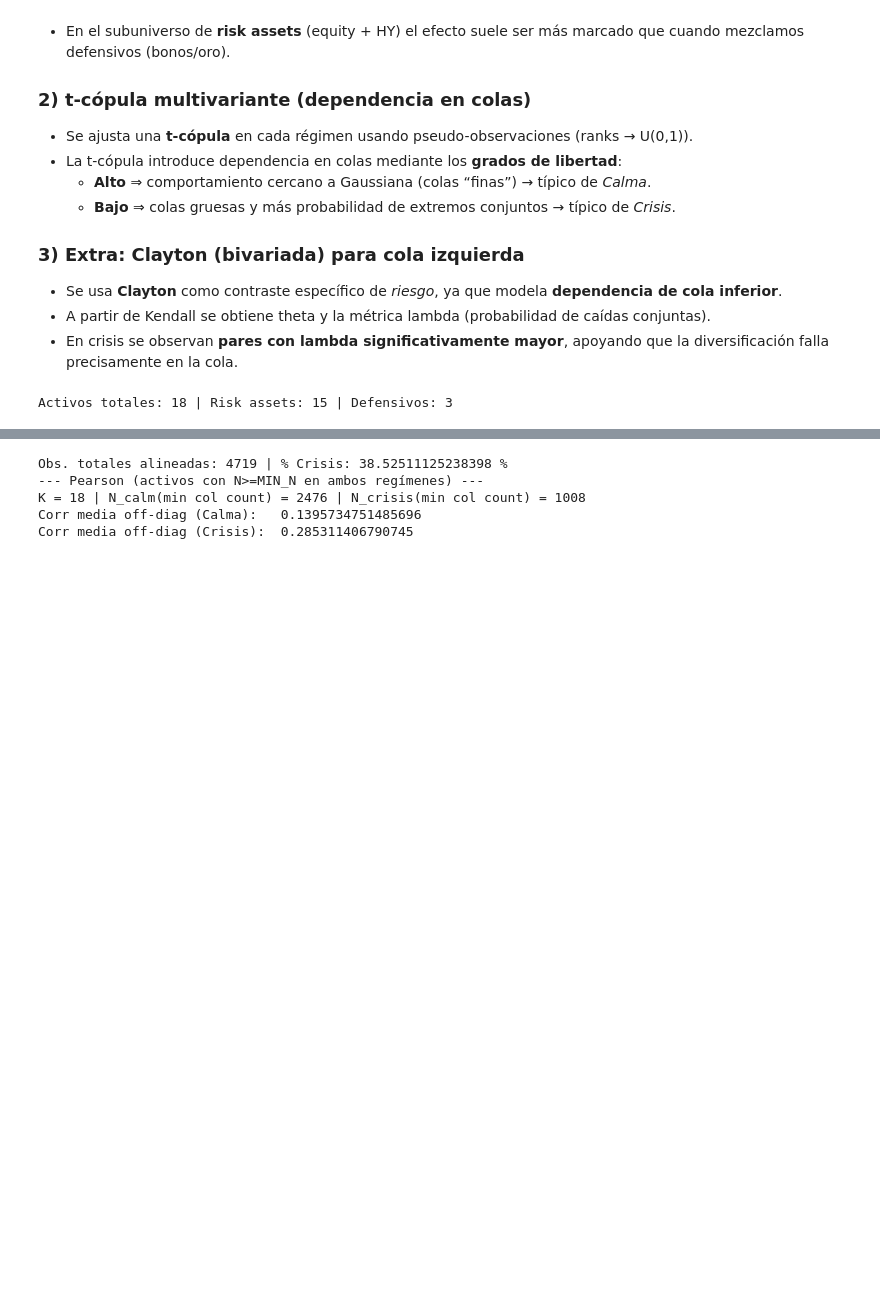
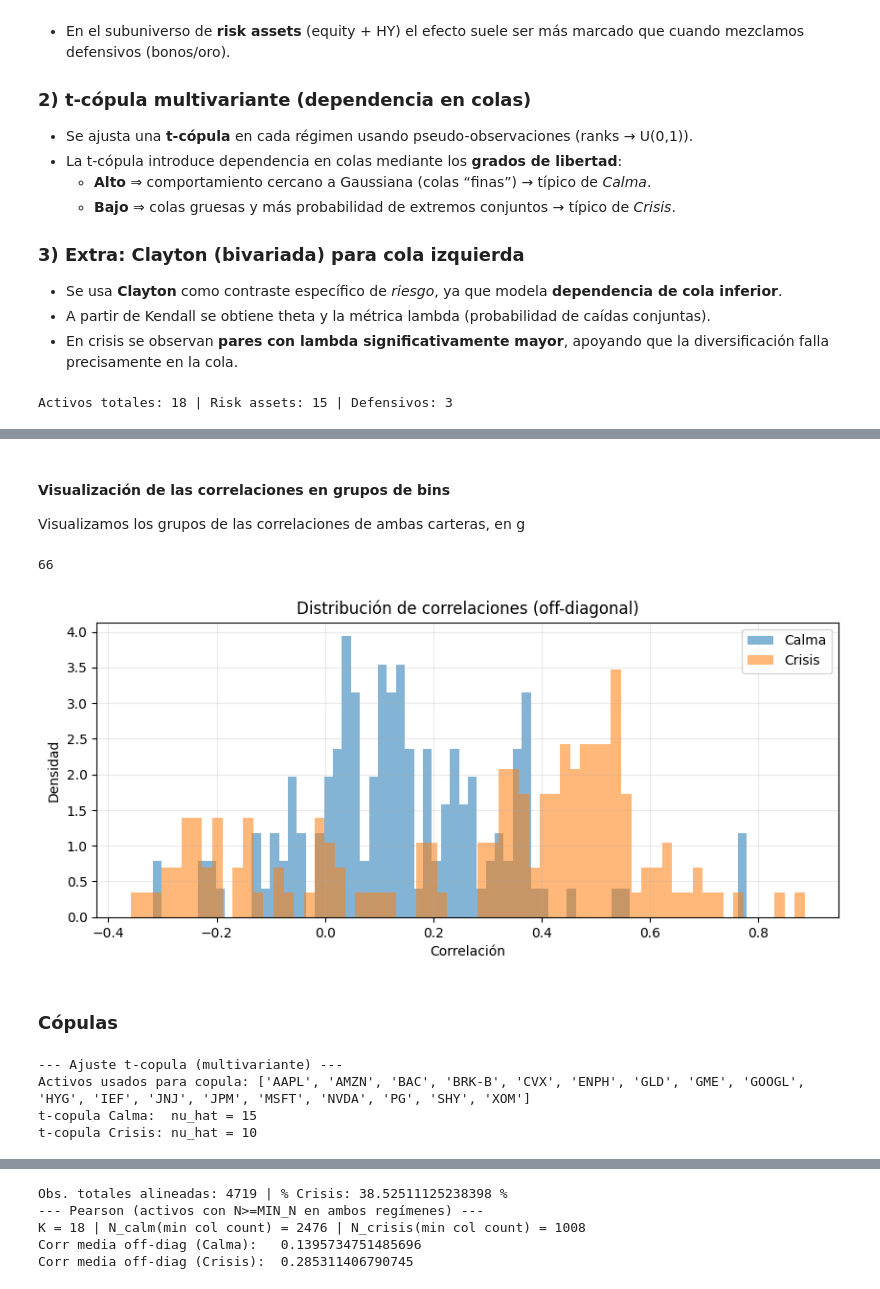
Before and after one commit to alonsodt/Practica-Riesgos-MIAX, a Jupyter notebook: Riesgos (1).ipynb, the cells around one changed output, grey strips where cells are left out. Cells and saved outputs as stored; diff of their text form; code cells hidden in the pictures; blank space fills up the shorter version.

```diff
--- a/Riesgos (1).ipynb
+++ b/Riesgos (1).ipynb
@@ -539,3 +539,16 @@ wallet_px = yf.download(
     end=TO,
     auto_adjust=True,
     progress=False)["Close"]
+# %%
+# Retornos log (sin dropna global)
+wallet_returns = np.log(wallet_px).diff()
+
+print("Dias con datos en HMM:", len(crisis_prediction))
+print("Dias con datos en la cartera:", len(wallet_returns))
+
+# Cogemos los dias comunes entre HMM y los precios de la cartera
+common_idx = wallet_returns.index.intersection(crisis_prediction.index)
+wallet_crisis_prediction = crisis_prediction.loc[common_idx]
+wallet_returns = wallet_returns.loc[common_idx]
+
+print("Dias en comun:", len(wallet_returns), "| Dias de crisis:", 100 * wallet_crisis_prediction.mean(), "%")
@@ -541,0 +559,8 @@ wallet_px = yf.download(
+# %%
+def vec_offdiag(df: pd.DataFrame):
+    values = df.values
+    mask = ~np.eye(values.shape[0], dtype=bool)
+    return values[mask]
+
+def offdiag_mean(df: pd.DataFrame) -> float:
+    return np.nanmean(vec_offdiag(df))
@@ -541,0 +637,21 @@ wallet_px = yf.download(
+# %% [markdown]
+#### Visualización de las correlaciones en grupos de bins
+
+Visualizamos los grupos de las correlaciones de ambas carteras, en g
+# %%
+wallet_calm_correlation_values = vec_offdiag(wallet_calm_correlation)
+wallet_crisis_correlation_values = vec_offdiag(wallet_crisis_correlation)
+
+bins = int((V_MAX - V_MIN) / GROUP_RANGE)
+fig, ax = plt.subplots(figsize=(10,4))
+ax.hist(wallet_calm_correlation_values, bins=bins, density=True, alpha=0.55, label="Calma")
+ax.hist(wallet_crisis_correlation_values, bins=bins, density=True, alpha=0.55, label="Crisis")
+ax.set_title("Distribución de correlaciones (off-diagonal)")
+ax.set_xlabel("Correlación")
+ax.set_ylabel("Densidad")
+ax.grid(True, alpha=0.25)
+ax.legend()
+plt.show()
+# %% [output]
+66
+[figure, added]
@@ -541,0 +695,2 @@ wallet_px = yf.download(
+# %% [markdown]
+### Cópulas
@@ -541,0 +732,19 @@ wallet_px = yf.download(
+# %%
+print("--- Ajuste t-copula (multivariante) ---")
+print("Activos usados para copula:", tickers_to_keep)
+
+wallet_calm_returns = wallet_calm_returns.dropna(how="any")
+wallet_crisis_returns = wallet_crisis_returns.dropna(how="any")
+
+nu_grid = [1,2,3,4,5,6,7,8,9,10,12,15,20,30,50,80, 100]
+nu0, Rho0, ll0, cols0 = fit_t_copula_ifm(wallet_calm_returns, nu_grid=nu_grid, shrink=0.02)
+nu1, Rho1, ll1, cols1 = fit_t_copula_ifm(wallet_crisis_returns, nu_grid=nu_grid, shrink=0.02)
+
+# Un valor alto indica colas mas grandes (mas separados). Un valor pequenho indica que los activos estan mas correlacionados
+print(f"t-copula Calma:  nu_hat = {nu0}")
+print(f"t-copula Crisis: nu_hat = {nu1}")
+# %% [output]
+--- Ajuste t-copula (multivariante) ---
+Activos usados para copula: ['AAPL', 'AMZN', 'BAC', 'BRK-B', 'CVX', 'ENPH', 'GLD', 'GME', 'GOOGL', 'HYG', 'IEF', 'JNJ', 'JPM', 'MSFT', 'NVDA', 'PG', 'SHY', 'XOM']
+t-copula Calma:  nu_hat = 15
+t-copula Crisis: nu_hat = 10
```
Also changed, not shown: parts of 14 cells of this notebook.
